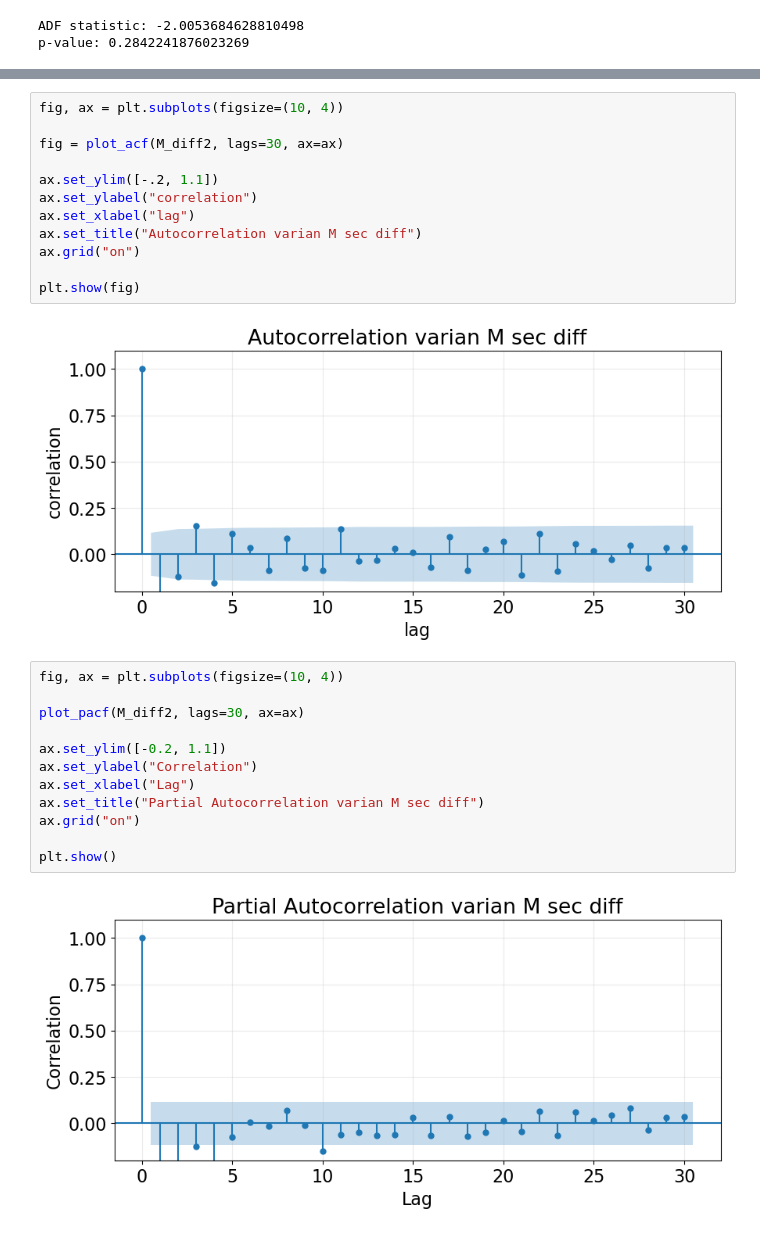
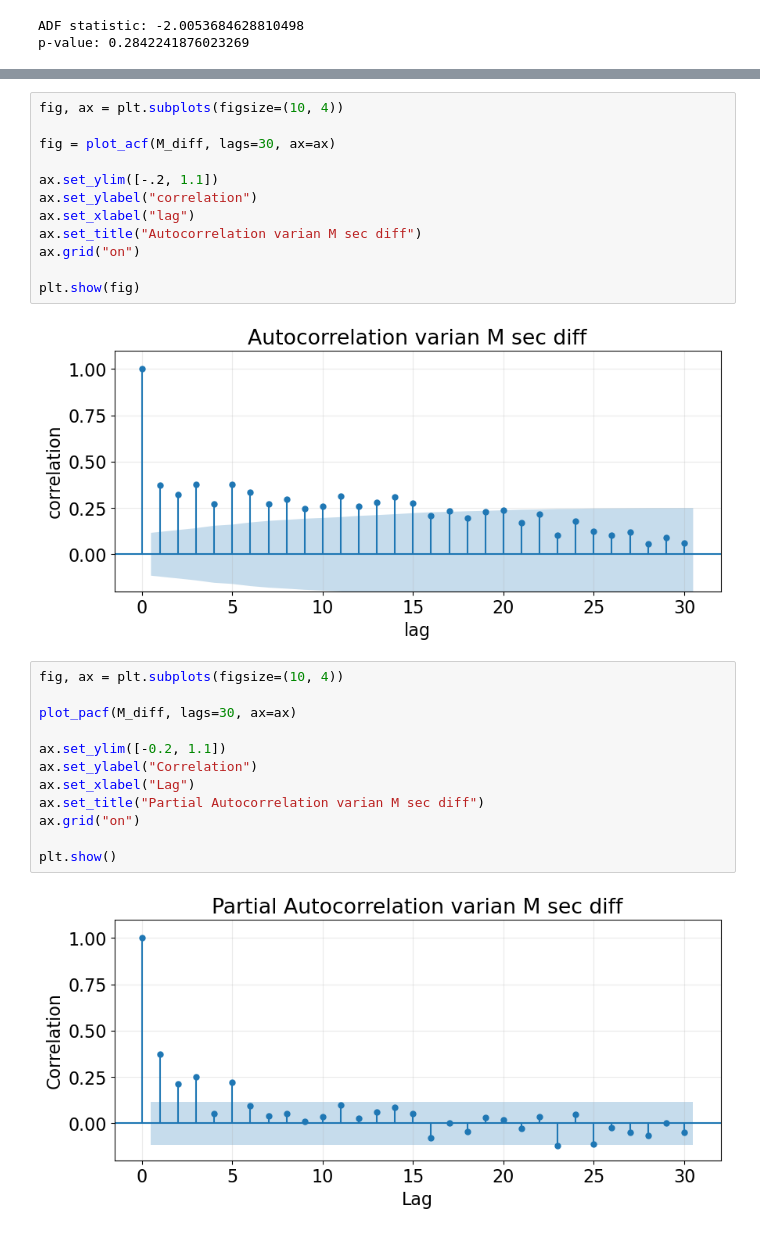
Before and after one commit to anajesset/tugas-akhirr, a Jupyter notebook: varian_m.ipynb, the cells around one changed output, grey strips where cells are left out. Drawn from its saved outputs; the diff is of its cells as text.

```diff
--- a/varian_m.ipynb
+++ b/varian_m.ipynb
@@ -290,21 +280,21 @@ plot_time_series(df_M_count["Tgl. Mohon"].iloc[2:], M_diff2,
 # %%
 fig, ax = plt.subplots(figsize=(10, 4))
 
-fig = plot_acf(M_diff2, lags=30, ax=ax)
+fig = plot_acf(M_diff, lags=30, ax=ax)
 
 ax.set_ylim([-.2, 1.1])
 ax.set_ylabel("correlation")
 ax.set_xlabel("lag")
 ax.set_title("Autocorrelation varian M sec diff")
 ax.grid("on")
 
 plt.show(fig)
 # %% [output]
-[figure, old version]
+[figure, new version]
 # %%
 fig, ax = plt.subplots(figsize=(10, 4))
 
-plot_pacf(M_diff2, lags=30, ax=ax)
+plot_pacf(M_diff, lags=30, ax=ax)
 
 ax.set_ylim([-0.2, 1.1])
 ax.set_ylabel("Correlation")
@@ -314,4 +304,4 @@ ax.grid("on")
 
 plt.show()
 # %% [output]
-[figure, old version]
+[figure, new version]
```
Also changed, not shown: parts of 48 cells of this notebook, 9 other files.
